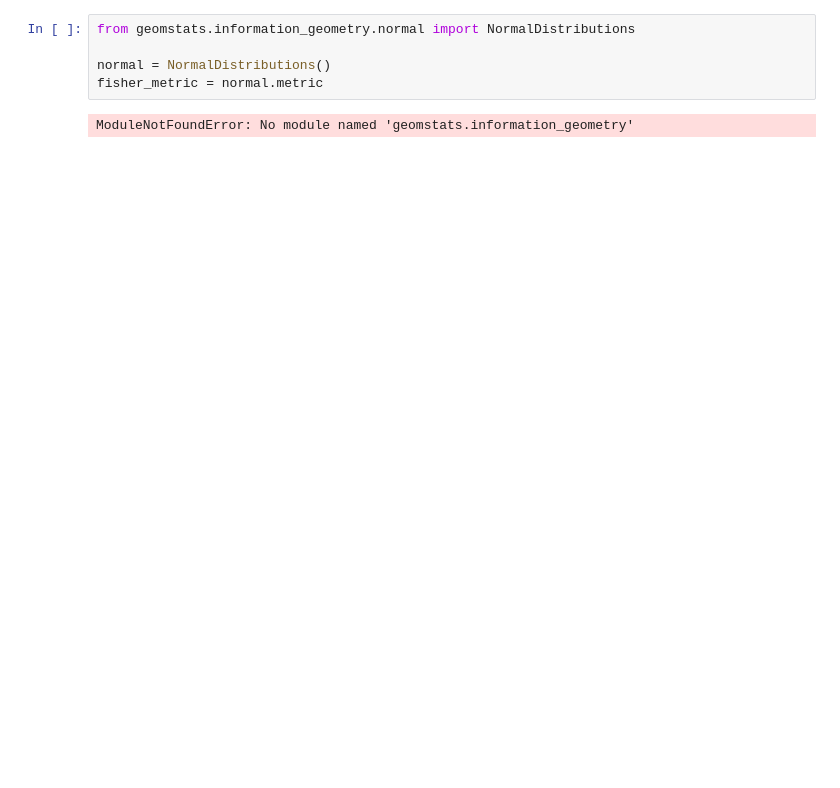
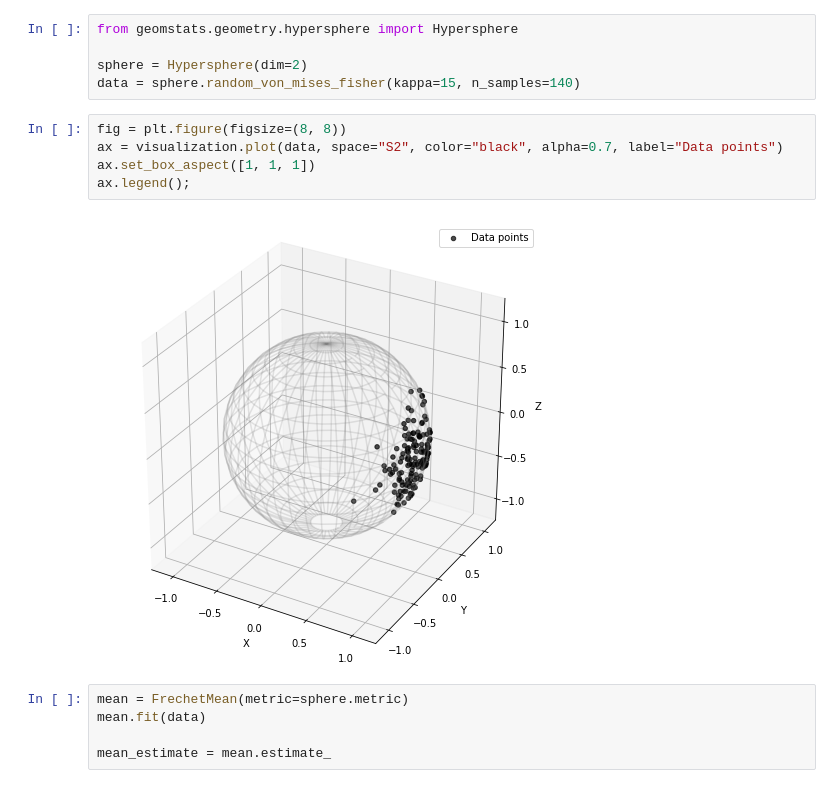
Before and after one commit to curtkim/python-first, a Jupyter notebook: geomstats-first/04_riemannian_frechet_mean_and_tangent_pca.ipynb, the cells around one changed output. Saved outputs shown, nothing was run; the diff lists cells and outputs as text; blank space fills up the shorter version.

Commit message:
geomstats수정

```diff
--- a/geomstats-first/04_riemannian_frechet_mean_and_tangent_pca.ipynb
+++ b/geomstats-first/04_riemannian_frechet_mean_and_tangent_pca.ipynb
@@ -24,7 +16,17 @@ INFO: Using numpy backend
 # %%
-from geomstats.information_geometry.normal import NormalDistributions
+from geomstats.geometry.hypersphere import Hypersphere
 
-normal = NormalDistributions()
-fisher_metric = normal.metric
+sphere = Hypersphere(dim=2)
+data = sphere.random_von_mises_fisher(kappa=15, n_samples=140)
-# %% [output]
-ModuleNotFoundError: No module named 'geomstats.information_geometry'
+# %%
+fig = plt.figure(figsize=(8, 8))
+ax = visualization.plot(data, space="S2", color="black", alpha=0.7, label="Data points")
+ax.set_box_aspect([1, 1, 1])
+ax.legend();
+# %% [output]
+[figure, added]
+# %%
+mean = FrechetMean(metric=sphere.metric)
+mean.fit(data)
+
+mean_estimate = mean.estimate_
```
Also changed, not shown: parts of 17 cells of this notebook, 2 other files.
